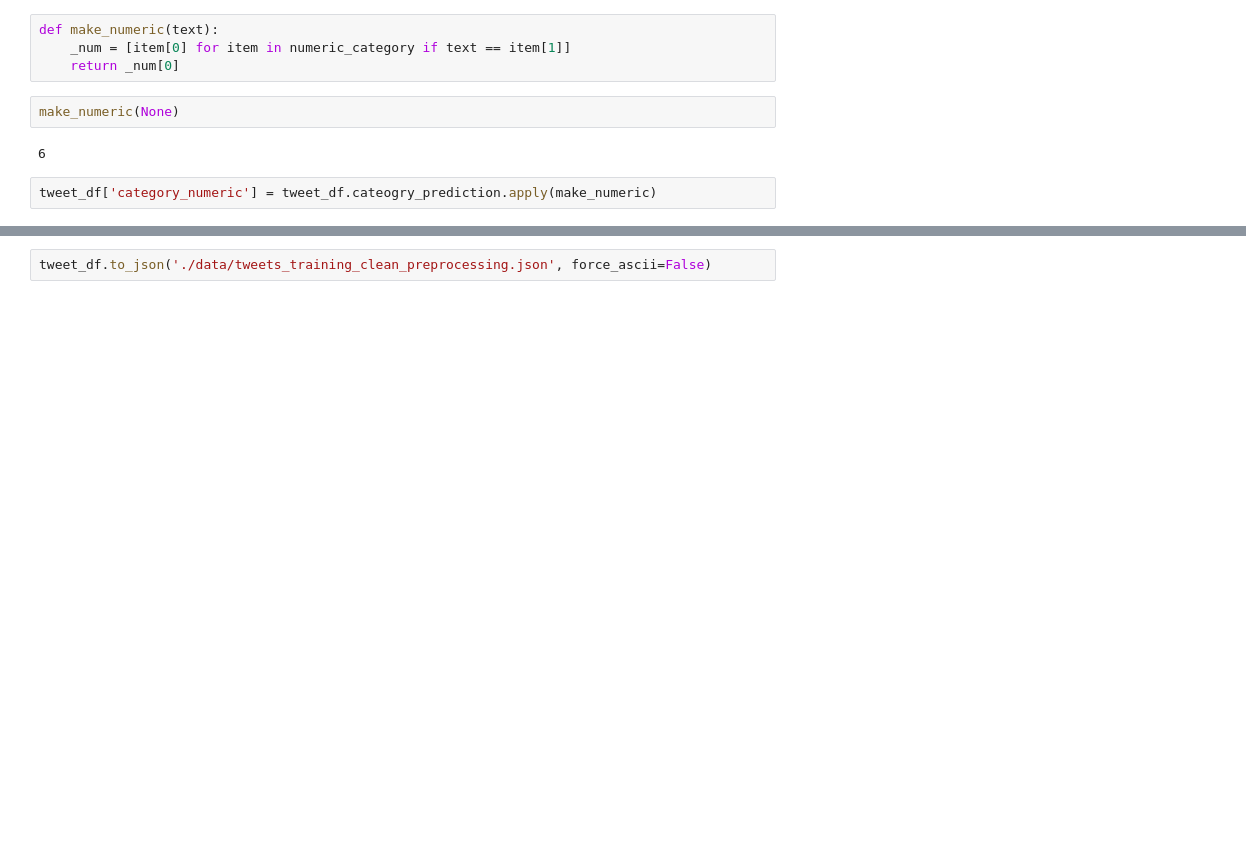
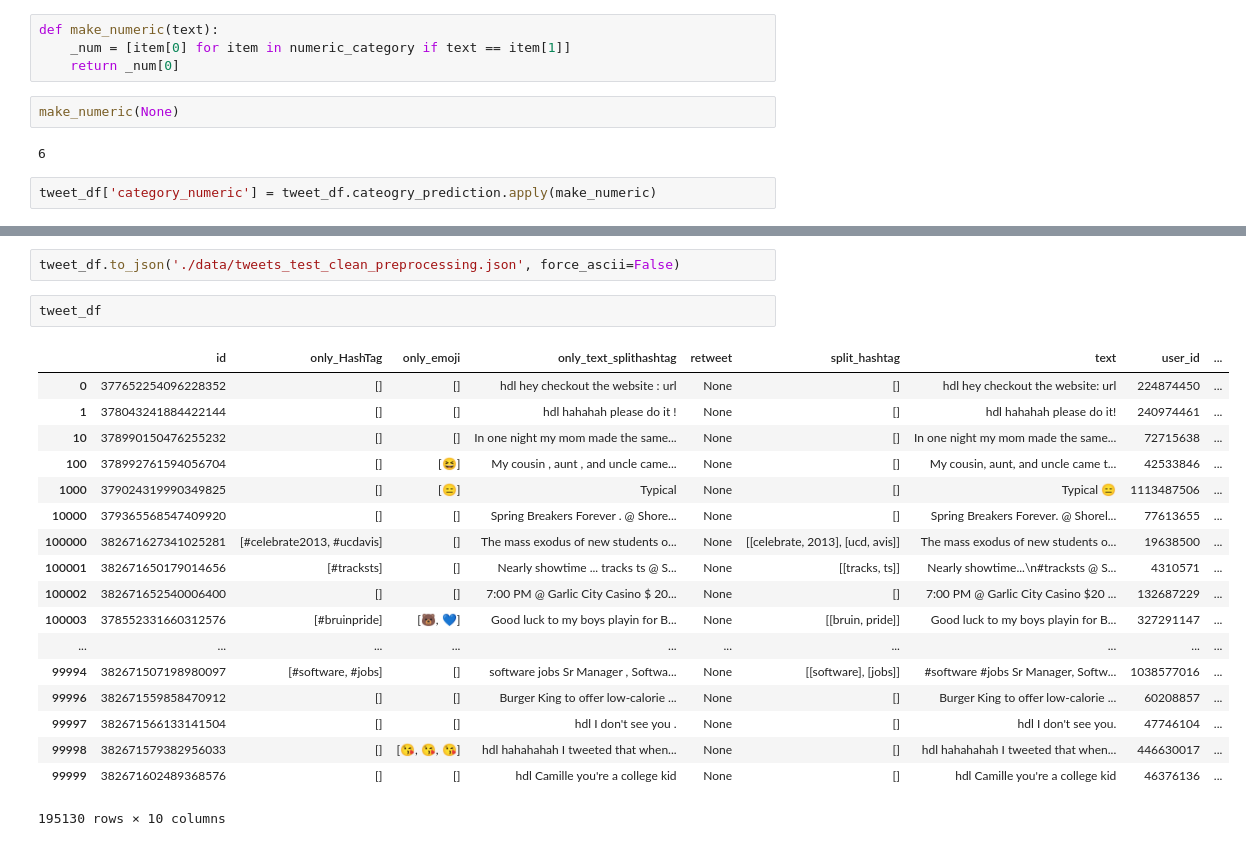
Before and after one commit to dandanbang/Emojineering, a Jupyter notebook: Categorization_Manual.ipynb, the cells around one changed output, grey strips where cells are left out. Saved outputs shown, nothing was run; the diff lists cells and outputs as text; blank space fills up the shorter version.

```diff
--- a/Categorization_Manual.ipynb
+++ b/Categorization_Manual.ipynb
@@ -249,2 +240,23 @@ tweet_df.shape
 # %%
-tweet_df.to_json('./data/tweets_training_clean_preprocessing.json', force_ascii=False)
+tweet_df.to_json('./data/tweets_test_clean_preprocessing.json', force_ascii=False)
+# %%
+tweet_df
+# %% [output]
+|  | id | only_HashTag | only_emoji | only_text_splithashtag | retweet | split_hashtag | text | user_id | ... |
+| 0 | 377652254096228352 | [] | [] | hdl hey checkout the website : url | None | [] | hdl hey checkout the website: url | 224874450 | ... |
+| 1 | 378043241884422144 | [] | [] | hdl hahahah please do it ! | None | [] | hdl hahahah please do it! | 240974461 | ... |
+| 10 | 378990150476255232 | [] | [] | In one night my mom made the same... | None | [] | In one night my mom made the same... | 72715638 | ... |
+| 100 | 378992761594056704 | [] | [😆] | My cousin , aunt , and uncle came... | None | [] | My cousin, aunt, and uncle came t... | 42533846 | ... |
+| 1000 | 379024319990349825 | [] | [😑] | Typical | None | [] | Typical 😑 | 1113487506 | ... |
+| 10000 | 379365568547409920 | [] | [] | Spring Breakers Forever . @ Shore... | None | [] | Spring Breakers Forever. @ Shorel... | 77613655 | ... |
+| 100000 | 382671627341025281 | [#celebrate2013, #ucdavis] | [] | The mass exodus of new students o... | None | [[celebrate, 2013], [ucd, avis]] | The mass exodus of new students o... | 19638500 | ... |
+| 100001 | 382671650179014656 | [#tracksts] | [] | Nearly showtime ... tracks ts @ S... | None | [[tracks, ts]] | Nearly showtime...\n#tracksts @ S... | 4310571 | ... |
+| 100002 | 382671652540006400 | [] | [] | 7:00 PM @ Garlic City Casino $ 20... | None | [] | 7:00 PM @ Garlic City Casino $20 ... | 132687229 | ... |
+| 100003 | 378552331660312576 | [#bruinpride] | [🐻, 💙] | Good luck to my boys playin for B... | None | [[bruin, pride]] | Good luck to my boys playin for B... | 327291147 | ... |
+| ... | ... | ... | ... | ... | ... | ... | ... | ... | ... |
+| 99994 | 382671507198980097 | [#software, #jobs] | [] | software jobs Sr Manager , Softwa... | None | [[software], [jobs]] | #software #jobs Sr Manager, Softw... | 1038577016 | ... |
+| 99996 | 382671559858470912 | [] | [] | Burger King to offer low-calorie ... | None | [] | Burger King to offer low-calorie ... | 60208857 | ... |
+| 99997 | 382671566133141504 | [] | [] | hdl I don't see you . | None | [] | hdl I don't see you. | 47746104 | ... |
+| 99998 | 382671579382956033 | [] | [😘, 😘, 😘] | hdl hahahahah I tweeted that when... | None | [] | hdl hahahahah I tweeted that when... | 446630017 | ... |
+| 99999 | 382671602489368576 | [] | [] | hdl Camille you're a college kid | None | [] | hdl Camille you're a college kid | 46376136 | ... |
+195130 rows × 10 columns
```
Also changed, not shown: parts of 13 cells of this notebook, 5 other files.
